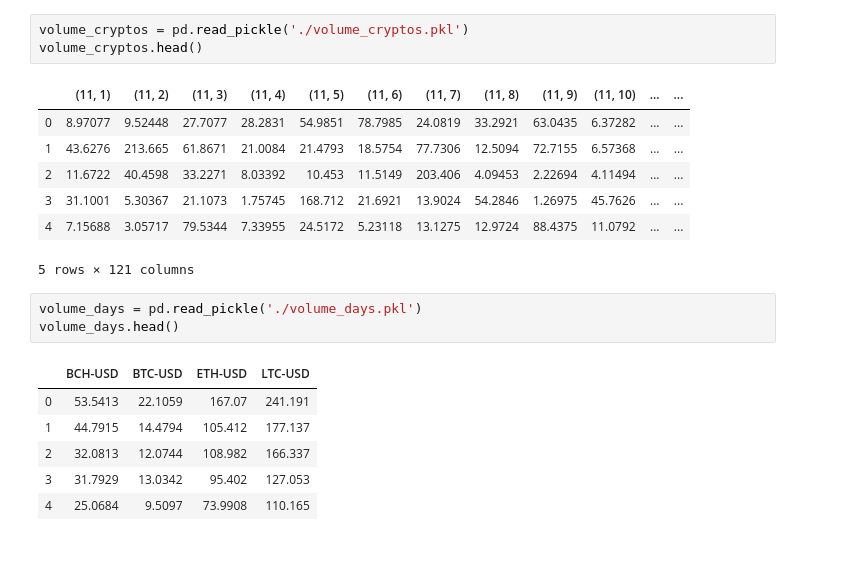
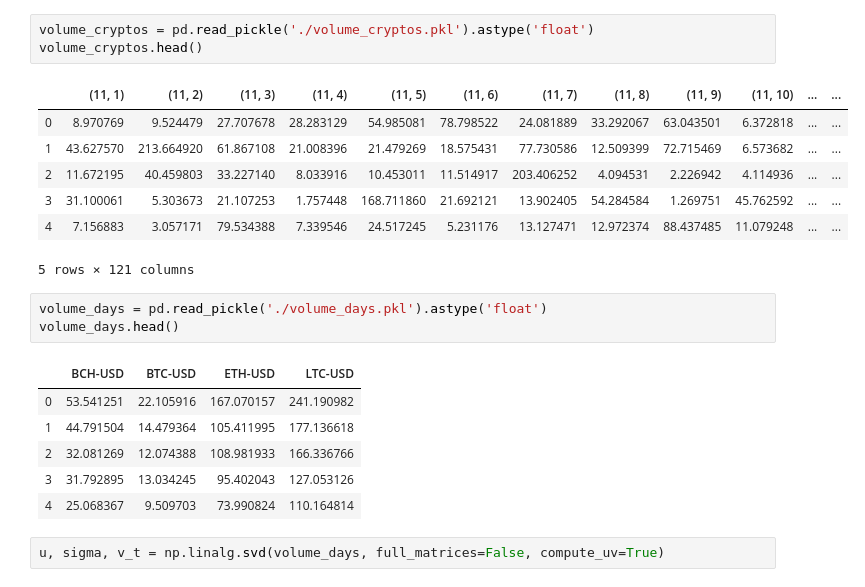
Before and after one commit to 2667schummr/gsp-lab2-svd-analysis-crypto, a Jupyter notebook: volume_svd_analysis.ipynb, the cells around one changed output. Cells and saved outputs as stored; diff of their text form; blank space fills up the shorter version.

```diff
--- a/volume_svd_analysis.ipynb
+++ b/volume_svd_analysis.ipynb
@@ -4,21 +10,23 @@ import numpy as np
 # %%
-volume_cryptos = pd.read_pickle('./volume_cryptos.pkl')
+volume_cryptos = pd.read_pickle('./volume_cryptos.pkl').astype('float')
 volume_cryptos.head()
 # %% [output]
 |  | (11, 1) | (11, 2) | (11, 3) | (11, 4) | (11, 5) | (11, 6) | (11, 7) | (11, 8) | (11, 9) | (11, 10) | ... | ... |
-| 0 | 8.97077 | 9.52448 | 27.7077 | 28.2831 | 54.9851 | 78.7985 | 24.0819 | 33.2921 | 63.0435 | 6.37282 | ... | ... |
-| 1 | 43.6276 | 213.665 | 61.8671 | 21.0084 | 21.4793 | 18.5754 | 77.7306 | 12.5094 | 72.7155 | 6.57368 | ... | ... |
-| 2 | 11.6722 | 40.4598 | 33.2271 | 8.03392 | 10.453 | 11.5149 | 203.406 | 4.09453 | 2.22694 | 4.11494 | ... | ... |
-| 3 | 31.1001 | 5.30367 | 21.1073 | 1.75745 | 168.712 | 21.6921 | 13.9024 | 54.2846 | 1.26975 | 45.7626 | ... | ... |
-| 4 | 7.15688 | 3.05717 | 79.5344 | 7.33955 | 24.5172 | 5.23118 | 13.1275 | 12.9724 | 88.4375 | 11.0792 | ... | ... |
+| 0 | 8.970769 | 9.524479 | 27.707678 | 28.283129 | 54.985081 | 78.798522 | 24.081889 | 33.292067 | 63.043501 | 6.372818 | ... | ... |
+| 1 | 43.627570 | 213.664920 | 61.867108 | 21.008396 | 21.479269 | 18.575431 | 77.730586 | 12.509399 | 72.715469 | 6.573682 | ... | ... |
+| 2 | 11.672195 | 40.459803 | 33.227140 | 8.033916 | 10.453011 | 11.514917 | 203.406252 | 4.094531 | 2.226942 | 4.114936 | ... | ... |
+| 3 | 31.100061 | 5.303673 | 21.107253 | 1.757448 | 168.711860 | 21.692121 | 13.902405 | 54.284584 | 1.269751 | 45.762592 | ... | ... |
+| 4 | 7.156883 | 3.057171 | 79.534388 | 7.339546 | 24.517245 | 5.231176 | 13.127471 | 12.972374 | 88.437485 | 11.079248 | ... | ... |
 5 rows × 121 columns
 # %%
-volume_days = pd.read_pickle('./volume_days.pkl')
+volume_days = pd.read_pickle('./volume_days.pkl').astype('float')
 volume_days.head()
 # %% [output]
 |  | BCH-USD | BTC-USD | ETH-USD | LTC-USD |
-| 0 | 53.5413 | 22.1059 | 167.07 | 241.191 |
-| 1 | 44.7915 | 14.4794 | 105.412 | 177.137 |
-| 2 | 32.0813 | 12.0744 | 108.982 | 166.337 |
-| 3 | 31.7929 | 13.0342 | 95.402 | 127.053 |
-| 4 | 25.0684 | 9.5097 | 73.9908 | 110.165 |
+| 0 | 53.541251 | 22.105916 | 167.070157 | 241.190982 |
+| 1 | 44.791504 | 14.479364 | 105.411995 | 177.136618 |
+| 2 | 32.081269 | 12.074388 | 108.981933 | 166.336766 |
+| 3 | 31.792895 | 13.034245 | 95.402043 | 127.053126 |
+| 4 | 25.068367 | 9.509703 | 73.990824 | 110.164814 |
+# %%
+u, sigma, v_t = np.linalg.svd(volume_days, full_matrices=False, compute_uv=True)
```
Also changed, not shown: parts of 13 cells of this notebook, 1 other file.
